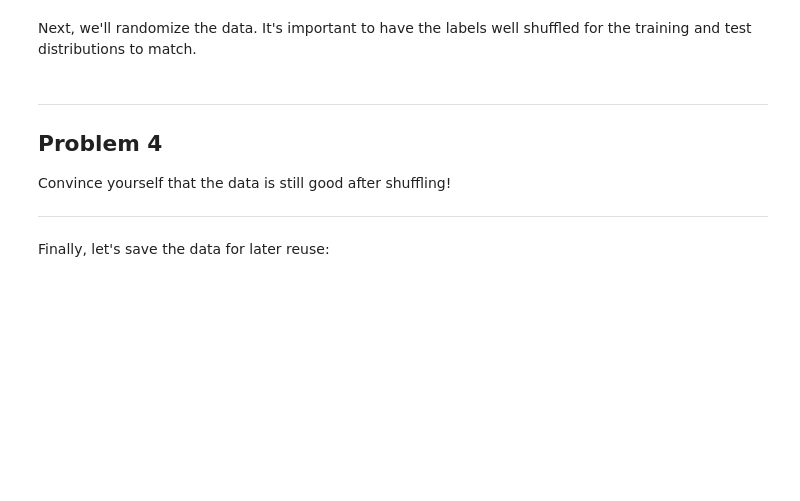
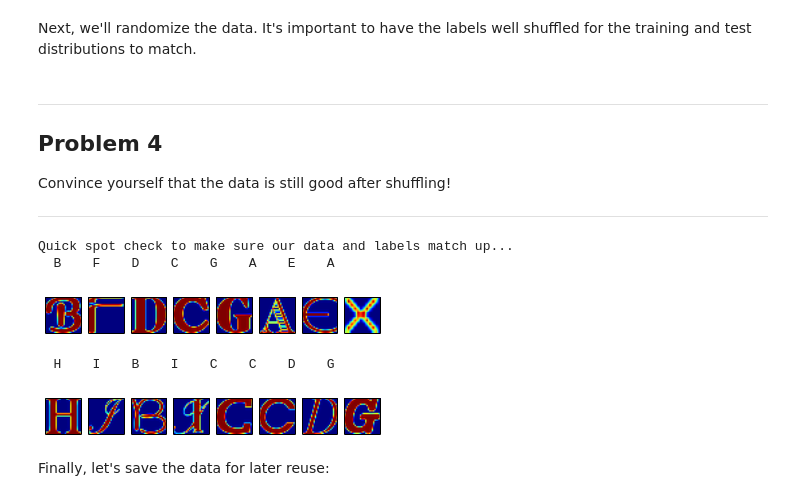
Before and after one commit to jmoore987/tensorflow, a Jupyter notebook: tensorflow/examples/udacity/1_notmnist.ipynb, the cells around one changed output. Drawn from its saved outputs; the diff is of its cells as text; code cells hidden in the pictures; blank space fills up the shorter version.

```diff
--- a/tensorflow/examples/udacity/1_notmnist.ipynb
+++ b/tensorflow/examples/udacity/1_notmnist.ipynb
@@ -268,3 +271,10 @@ Problem 3
 Another check: we expect the data to be balanced across classes. Verify that.
 
 ---
+# %%
+def count_records(dataset_name):
+    with open(dataset_name, 'rb') as f:
+        dataset = pickle.load(f)
+        print(dataset_name + ": " + str(len(dataset)))
+for train_dataset in train_datasets:
+    count_records(train_dataset)
@@ -349,6 +370,31 @@ Problem 4
 Convince yourself that the data is still good after shuffling!
 
 ---
+# %%
+import sys
+%matplotlib inline
+def show_sample_data(dataset,label,n): # shows size of the sample
+
+    indices=np.random.choice(dataset.shape[0], n)
+    fig=plt.figure()
+    for i in range(n):
+        sys.stdout.write("  " + chr(label[indices[i]] + ord('A')) + "  ")
+        sys.stdout.flush()
+        a=fig.add_subplot(1,n,i+1)
+        plt.imshow(dataset[indices[i],:,:])
+        a.axes.get_xaxis().set_visible(False)
+        a.axes.get_yaxis().set_visible(False)
+    plt.show()
+
+print("Quick spot check to make sure our data and labels match up...")
+show_sample_data(train_dataset, train_labels, 8)
+show_sample_data(test_dataset, test_labels, 8)
+# %% [output]
+Quick spot check to make sure our data and labels match up...
+  B    F    D    C    G    A    E    A
+[figure, added]
+  H    I    B    I    C    C    D    G
+[figure, added]
 # %% [markdown]
 Finally, let's save the data for later reuse:
 # %%
```
Also changed, not shown: parts of 5 cells of this notebook.
